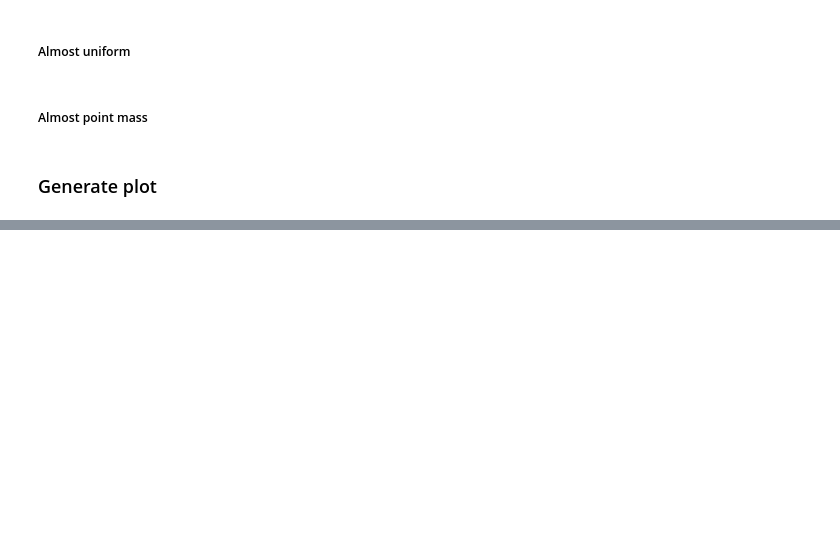
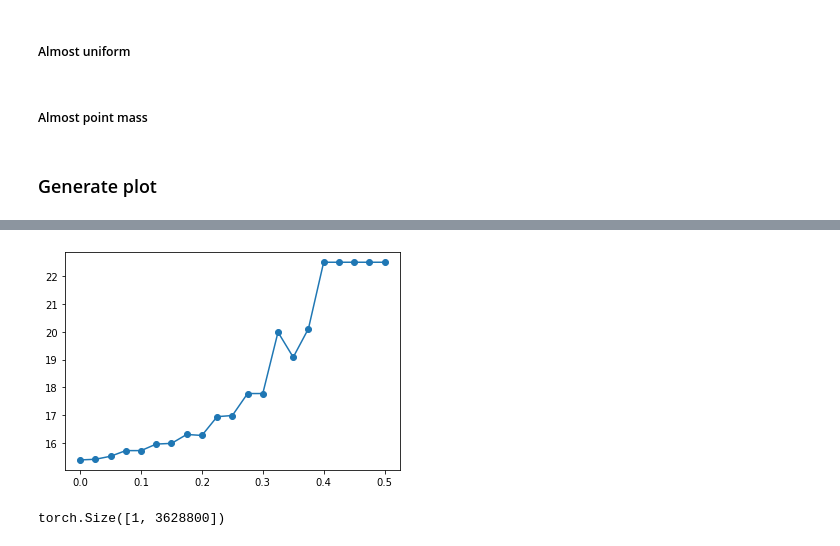
Before and after one commit to RobustConsensusRanking/RobustConsensusRanking, a Jupyter notebook: loss_robustness_tradeoff.ipynb, the cells around one changed output, grey strips where cells are left out. Drawn from its saved outputs; the diff is of its cells as text; code cells hidden in the pictures; blank space fills up the shorter version.

Commit message:
add exp sushi

```diff
--- a/loss_robustness_tradeoff.ipynb
+++ b/loss_robustness_tradeoff.ipynb
@@ -285,0 +321,7 @@ plt.show()
+# %%
+import pandas as pd
+dfsushi = pd.read_table('sushi3-2016/sushi3a.5000.10.order', sep = ' ', skiprows = 1,
+                        usecols = [2, 3, 4, 5, 6, 7, 8, 9, 10, 11], header = None)
+print(dfsushi.shape)
+print(dfsushi.head)
+sushi = np.array(dfsushi)
@@ -285,0 +344,17 @@ plt.show()
+# %%
+import math
+n_items = sushi[0].shape[0]
+all_ranks = list(itertools.permutations(list(np.arange(n_items))))
+all_ranks = [np.array(elem) for elem in all_ranks]
+
+p_torch = torch.zeros((1,math.factorial(n_items)))
+# %%
+list_all_ranks = np.array(all_ranks).tolist()
+for elem in sushi:
+    elem = elem.tolist()
+    idx_elem = list_all_ranks.index(elem)
+    p_torch[0,idx_elem] += 1
+p_torch = p_torch/torch.sum(p_torch)
+# %%
+torch_all_ranks = torch.from_numpy(np.asarray(all_ranks))
+P = pairwise_matrix(p_torch, torch_all_ranks, n=4)
@@ -285,0 +410,12 @@ plt.show()
+# %%
+vals = list()
+thresholds = np.linspace(0,0.5,21)
+for i, threshold in enumerate(thresholds):
+    Ptilde = maxpair(p_torch, torch_all_ranks, n=n_items, threshold=threshold)
+    val = expected_kendall(Ptilde, P).detach().item()
+    vals.append(val)
+
+plt.plot(thresholds, vals, "o-")
+plt.show()
+# %% [output]
+[figure, added]
@@ -285,0 +424,5 @@ plt.show()
+# %%
+test = torch.load('p_torch_sushi.pt')
+test.shape
+# %% [output]
+torch.Size([1, 3628800])
```
Also changed, not shown: parts of 8 cells of this notebook, 10 other files.
